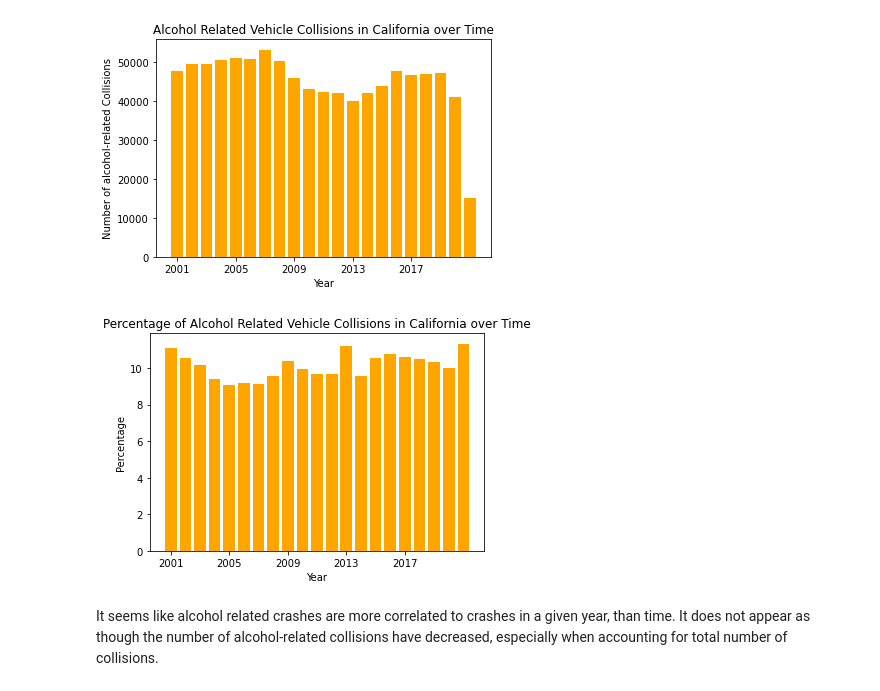
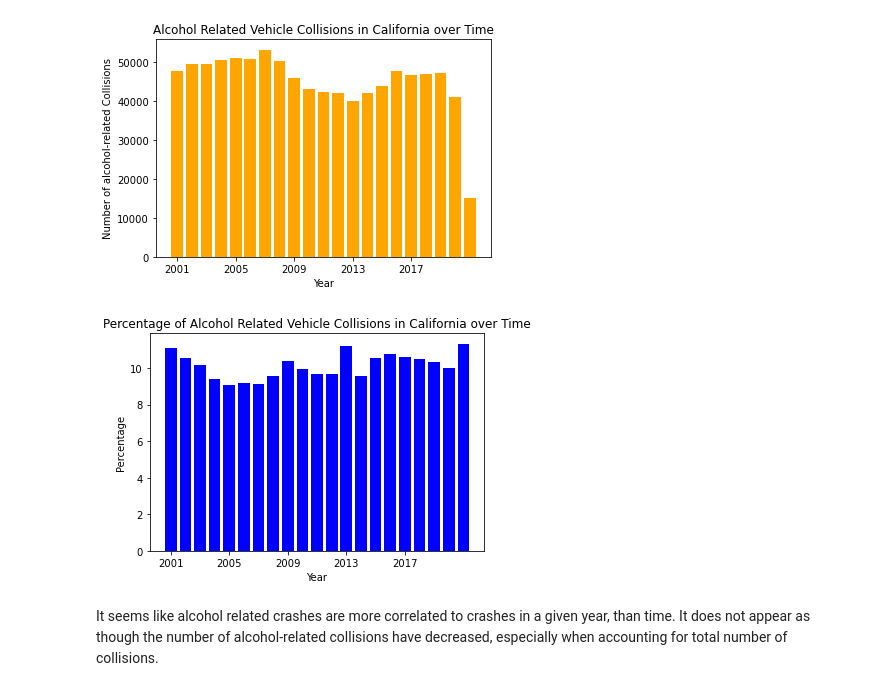
Before and after one commit to tvharris123/DSCI235-Final, a Jupyter notebook: FINALDRAFT.ipynb, the cells around one changed output. Saved outputs shown, nothing was run; the diff lists cells and outputs as text; code cells hidden in the pictures.

```diff
--- a/FINALDRAFT.ipynb
+++ b/FINALDRAFT.ipynb
@@ -196,16 +192,16 @@ CaliforniaPopulationdf["CAPOP"] = CaliforniaPopulationdf["CAPOP"] * 100000
 # %%
 percentageValue = alcoholValueCounts.divide(collisiondf["year"].value_counts()) * 100
 
 
-plt.bar(alcoholValueCounts.index + 2000,percentageValue, color = 'orange')
+plt.bar(alcoholValueCounts.index + 2000,percentageValue, color = 'blue')
 plt.xticks(np.arange(2001, 2020, step = 4))
 
 plt.ylabel("Percentage")
 plt.xlabel("Year")
 plt.title("Percentage of Alcohol Related Vehicle Collisions in California over Time")
 plt.show()
 # %% [output]
-[figure, old version]
+[figure, new version]
 # %% [markdown]
 It seems like alcohol related crashes are more correlated to crashes in a given year, than time. It does not appear as though the number of alcohol-related collisions have decreased, especially when accounting for total number of collisions.
 # %% [markdown]
```
Also changed, not shown: parts of 3 cells of this notebook.
